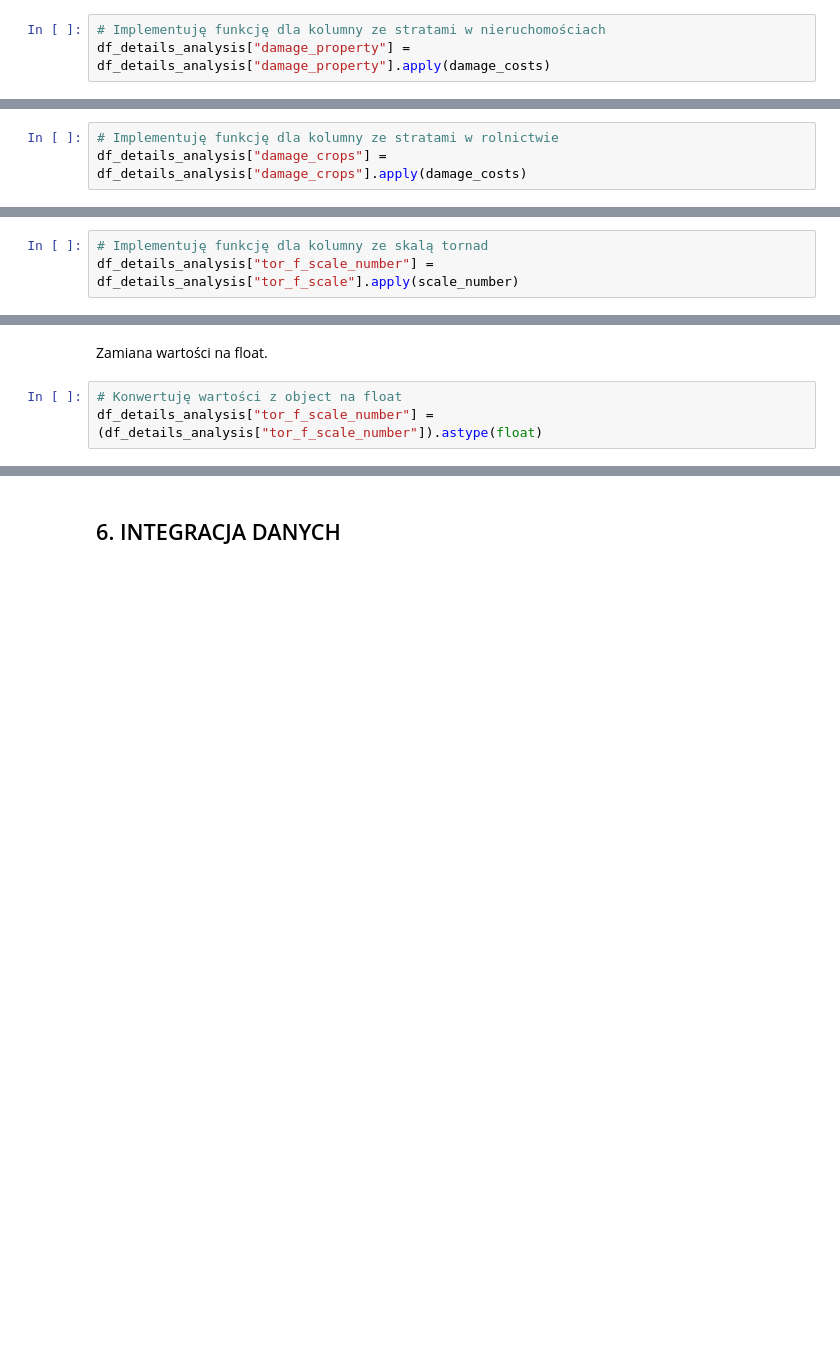
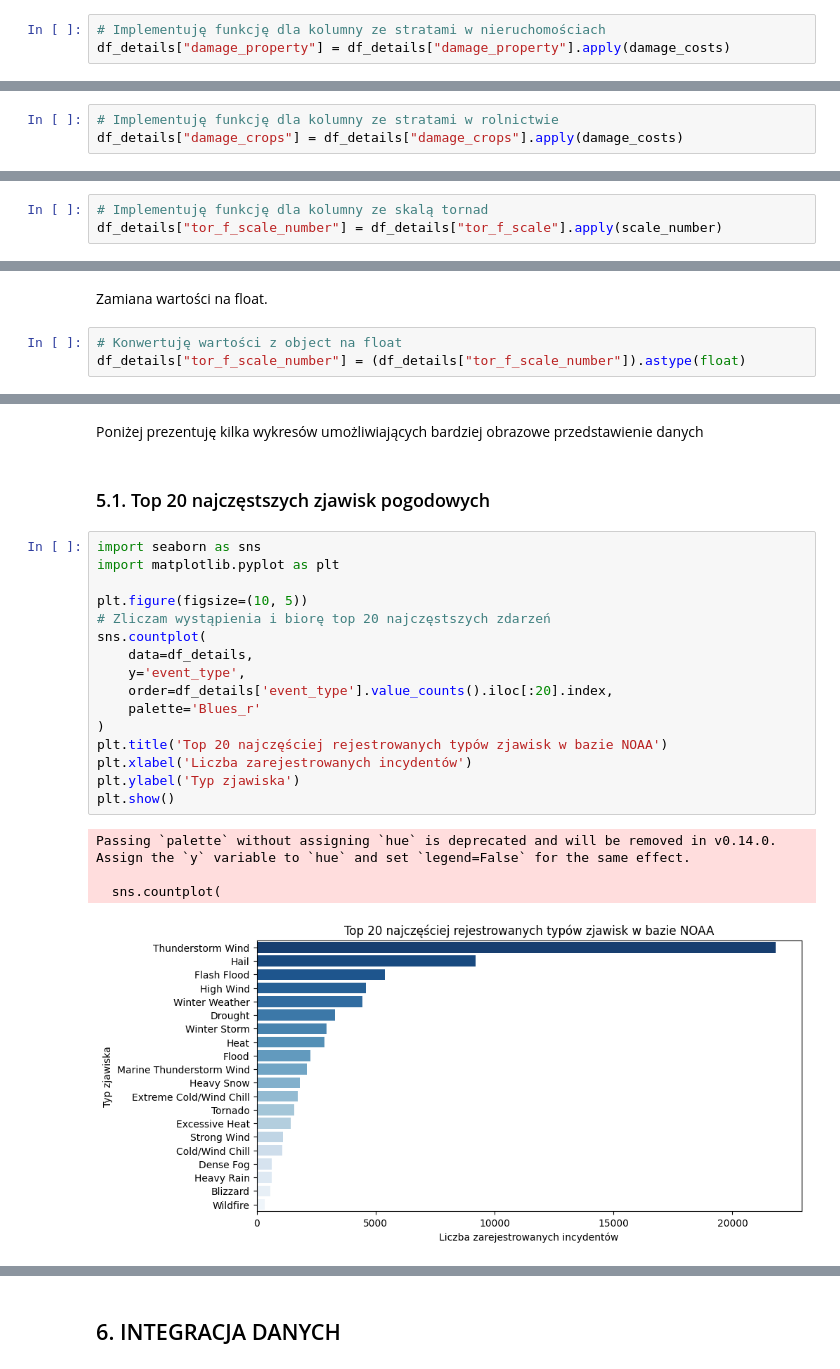
Before and after one commit to piaseckazaneta/Python, a Jupyter notebook: Zaneta_Piasecka_Mini_projekt_2026.ipynb, the cells around one changed output, grey strips where cells are left out. Saved outputs shown, nothing was run; the diff lists cells and outputs as text; blank space fills up the shorter version.

Commit message:
Porządkowanie kodu, dodanie wykresów o top zjawiskach i stratach finansowych per typ zjawiska.

```diff
--- a/Zaneta_Piasecka_Mini_projekt_2026.ipynb
+++ b/Zaneta_Piasecka_Mini_projekt_2026.ipynb
@@ -417,5 +410,5 @@ def damage_costs(damage_value):
 # %%
 # Implementuję funkcję dla kolumny ze stratami w nieruchomościach
-df_details_analysis["damage_property"] = df_details_analysis["damage_property"].apply(damage_costs)
+df_details["damage_property"] = df_details["damage_property"].apply(damage_costs)
 # %%
 # Sprawdzam wyniki działania funkcji
@@ -435,6 +428,6 @@ print(df_details_analysis["damage_property"])
 Name: damage_property, Length: 72241, dtype: float64
 # %%
 # Implementuję funkcję dla kolumny ze stratami w rolnictwie
-df_details_analysis["damage_crops"] = df_details_analysis["damage_crops"].apply(damage_costs)
+df_details["damage_crops"] = df_details["damage_crops"].apply(damage_costs)
 # %%
 # Sprawdzam wyniki po zastosowaniu funkcji
@@ -483,6 +476,6 @@ Zastosowanie napisanej funkcji dla kolumny "tor_f_scale" i utworzenie nowej kolu
 # %%
 # Implementuję funkcję dla kolumny ze skalą tornad
-df_details_analysis["tor_f_scale_number"] = df_details_analysis["tor_f_scale"].apply(scale_number)
+df_details["tor_f_scale_number"] = df_details["tor_f_scale"].apply(scale_number)
 # %% [markdown]
 Sprawdzenie unikalnych wartości występujących w nowej kolumnie
 # %%
@@ -494,4 +487,4 @@ array(['NaN', '1', '0', '3', '2', '4', '5'], dtype=object)
 Zamiana wartości na float.
 # %%
 # Konwertuję wartości z object na float
-df_details_analysis["tor_f_scale_number"] = (df_details_analysis["tor_f_scale_number"]).astype(float)
+df_details["tor_f_scale_number"] = (df_details["tor_f_scale_number"]).astype(float)
@@ -497,0 +493,25 @@ df_details_analysis["tor_f_scale_number"] = (df_details_analysis["tor_f_scale_nu
+# %% [markdown]
+Poniżej prezentuję kilka wykresów umożliwiających bardziej obrazowe przedstawienie danych
+# %% [markdown]
+### 5.1. Top 20 najczęstszych zjawisk pogodowych
+# %%
+import seaborn as sns
+import matplotlib.pyplot as plt
+
+plt.figure(figsize=(10, 5))
+# Zliczam wystąpienia i biorę top 20 najczęstszych zdarzeń
+sns.countplot(
+    data=df_details,
+    y='event_type',
+    order=df_details['event_type'].value_counts().iloc[:20].index,
+    palette='Blues_r'
+)
+plt.title('Top 20 najczęściej rejestrowanych typów zjawisk w bazie NOAA')
+plt.xlabel('Liczba zarejestrowanych incydentów')
+plt.ylabel('Typ zjawiska')
+plt.show()
+# %% [output]
+Passing `palette` without assigning `hue` is deprecated and will be removed in v0.14.0. Assign the `y` variable to `hue` and set `legend=False` for the same effect.
+
+  sns.countplot(
+[figure, added]
```
Also changed, not shown: parts of 47 cells of this notebook.
